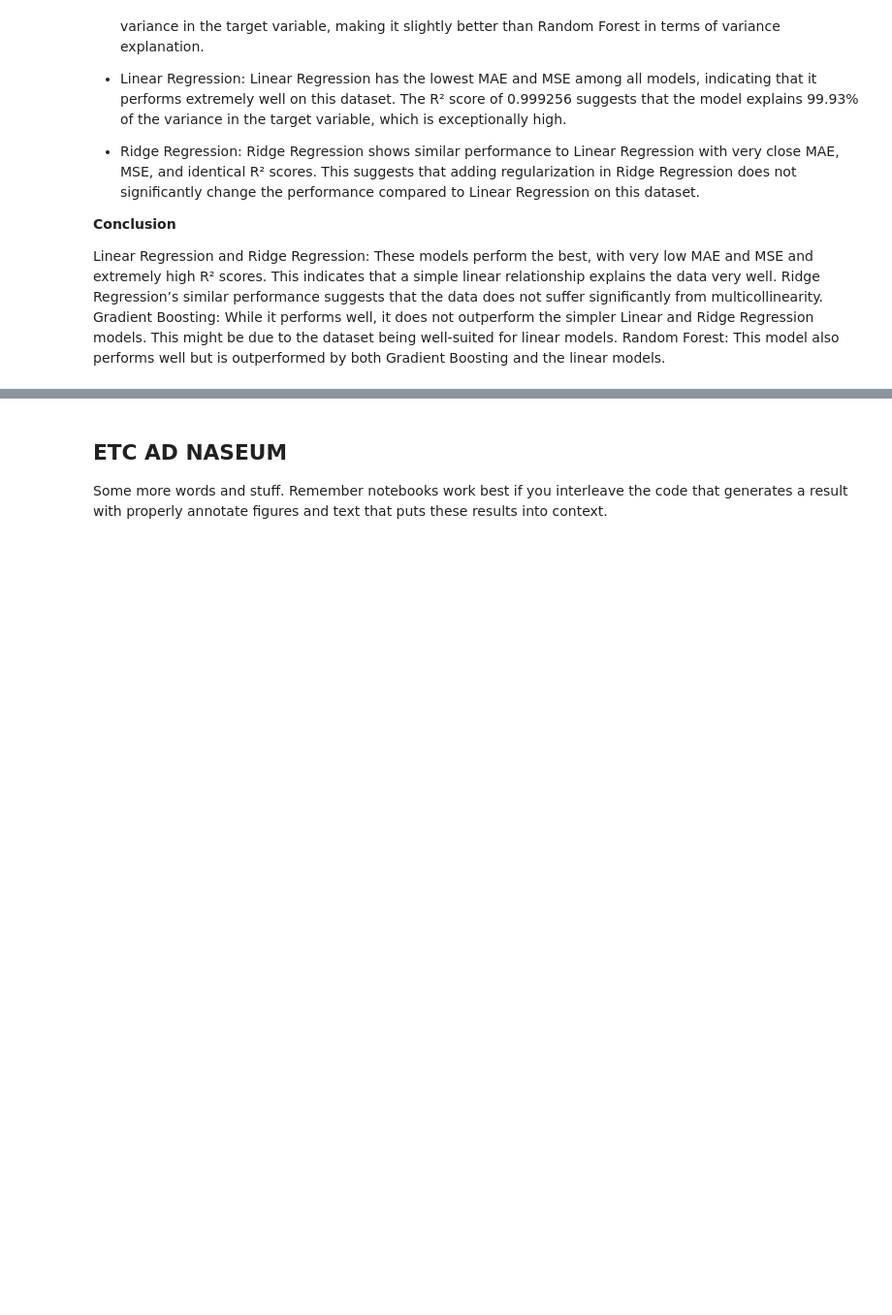
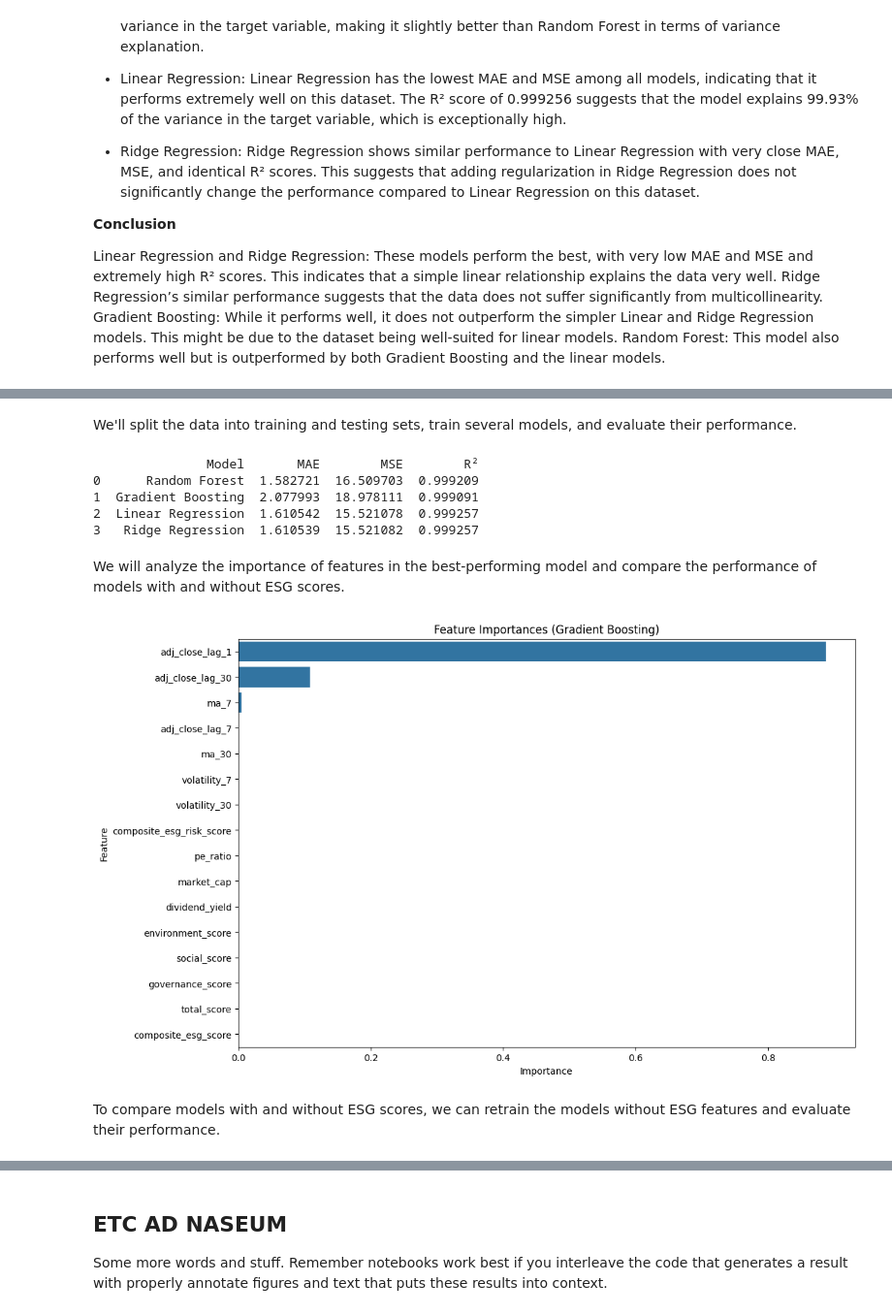
Before and after one commit to JacquelynGarcia/ESGStockPredictor, a Jupyter notebook: FinalProject_Group025-FA24.ipynb, the cells around one changed output, grey strips where cells are left out. Shown: that part at 97% size. Cells and saved outputs as stored; diff of their text form; code cells hidden in the pictures; blank space fills up the shorter version.

```diff
--- a/FinalProject_Group025-FA24.ipynb
+++ b/FinalProject_Group025-FA24.ipynb
@@ -501,0 +564,75 @@ Random Forest: This model also performs well but is outperformed by both Gradien
+# %% [markdown]
+We'll split the data into training and testing sets, train several models, and evaluate their performance.
+# %%
+# Define features and target variable
+features = [
+    'adj_close_lag_1', 'adj_close_lag_7', 'adj_close_lag_30',
+    'ma_7', 'ma_30', 'volatility_7', 'volatility_30',
+    'pe_ratio', 'market_cap', 'dividend_yield',
+    'environment_score', 'social_score', 'governance_score',
+    'total_score', 'composite_esg_score', 'composite_esg_risk_score'
+]
+target = 'adj_close'
+
+# Prepare the data
+X = final_data[features]
+y = final_data[target]
+
+# Split the data
+X_train, X_test, y_train, y_test = train_test_split(X, y, test_size=0.2, random_state=42)
+
+# Initialize models
+models = {
+    'Random Forest': RandomForestRegressor(n_estimators=100, random_state=42),
+    'Gradient Boosting': GradientBoostingRegressor(n_estimators=100, random_state=42),
+    'Linear Regression': LinearRegression(),
+    'Ridge Regression': Ridge(alpha=1.0)
+}
+
+# Train and evaluate models
+model_performance = []
+
+for name, model in models.items():
+    model.fit(X_train, y_train)
+    y_pred = model.predict(X_test)
+
+    mae = mean_absolute_error(y_test, y_pred)
+    mse = mean_squared_error(y_test, y_pred)
+    r2 = r2_score(y_test, y_pred)
+
+    model_performance.append({
+        'Model': name,
+        'MAE': mae,
+        'MSE': mse,
+        'R²': r2
+    })
+
+performance_df = pd.DataFrame(model_performance)
+print(performance_df)
+# %% [output]
+               Model       MAE        MSE        R²
+0      Random Forest  1.582721  16.509703  0.999209
+1  Gradient Boosting  2.077993  18.978111  0.999091
+2  Linear Regression  1.610542  15.521078  0.999257
+3   Ridge Regression  1.610539  15.521082  0.999257
+# %% [markdown]
+We will analyze the importance of features in the best-performing model and compare the performance of models with and without ESG scores.
+# %%
+# Feature importance for the best model
+best_model = models['Gradient Boosting']
+feature_importances = best_model.feature_importances_
+features = X_train.columns
+
+importances_df = pd.DataFrame({
+    'Feature': features,
+    'Importance': feature_importances
+}).sort_values(by='Importance', ascending=False)
+
+plt.figure(figsize=(12, 8))
+sns.barplot(x='Importance', y='Feature', data=importances_df)
+plt.title('Feature Importances (Gradient Boosting)')
+plt.show()
+# %% [output]
+[figure, added]
+# %% [markdown]
+To compare models with and without ESG scores, we can retrain the models without ESG features and evaluate their performance.
```
Also changed, not shown: parts of 16 cells of this notebook, 1 other file.
